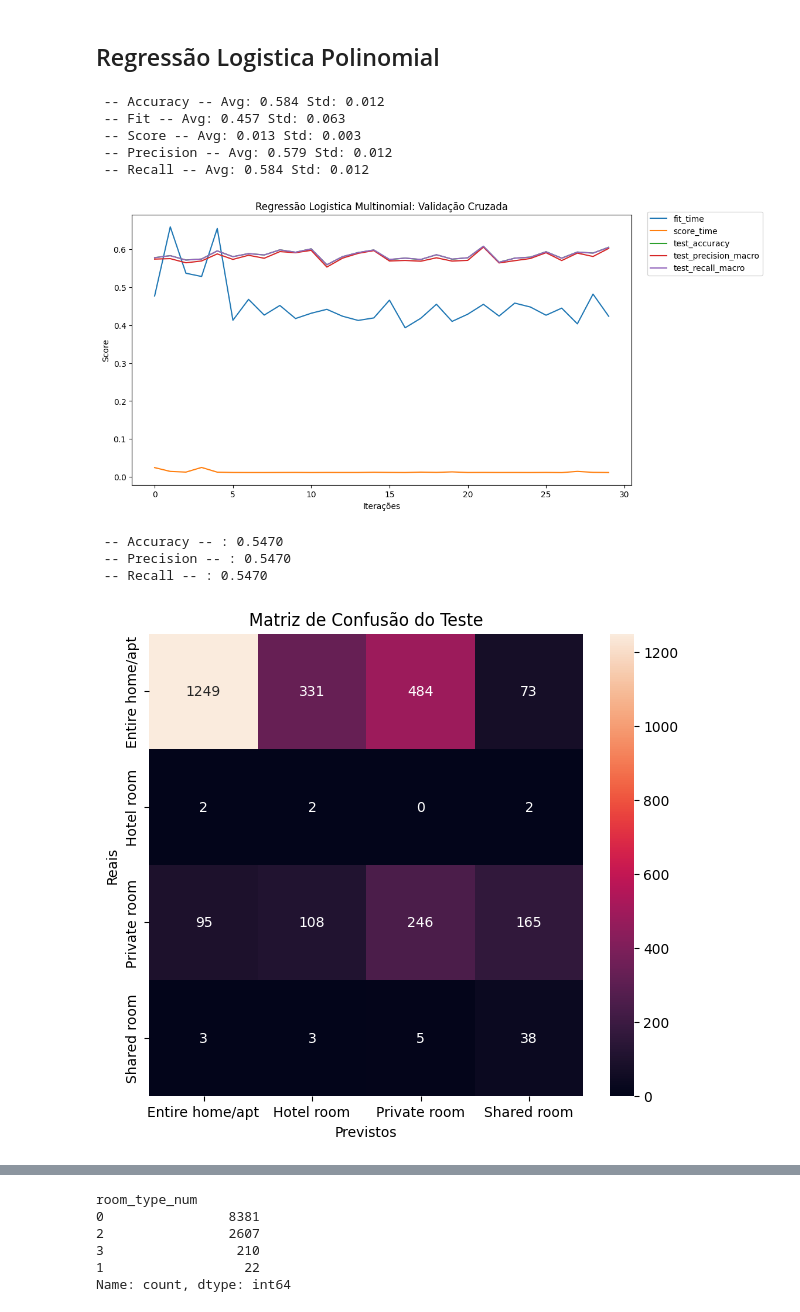
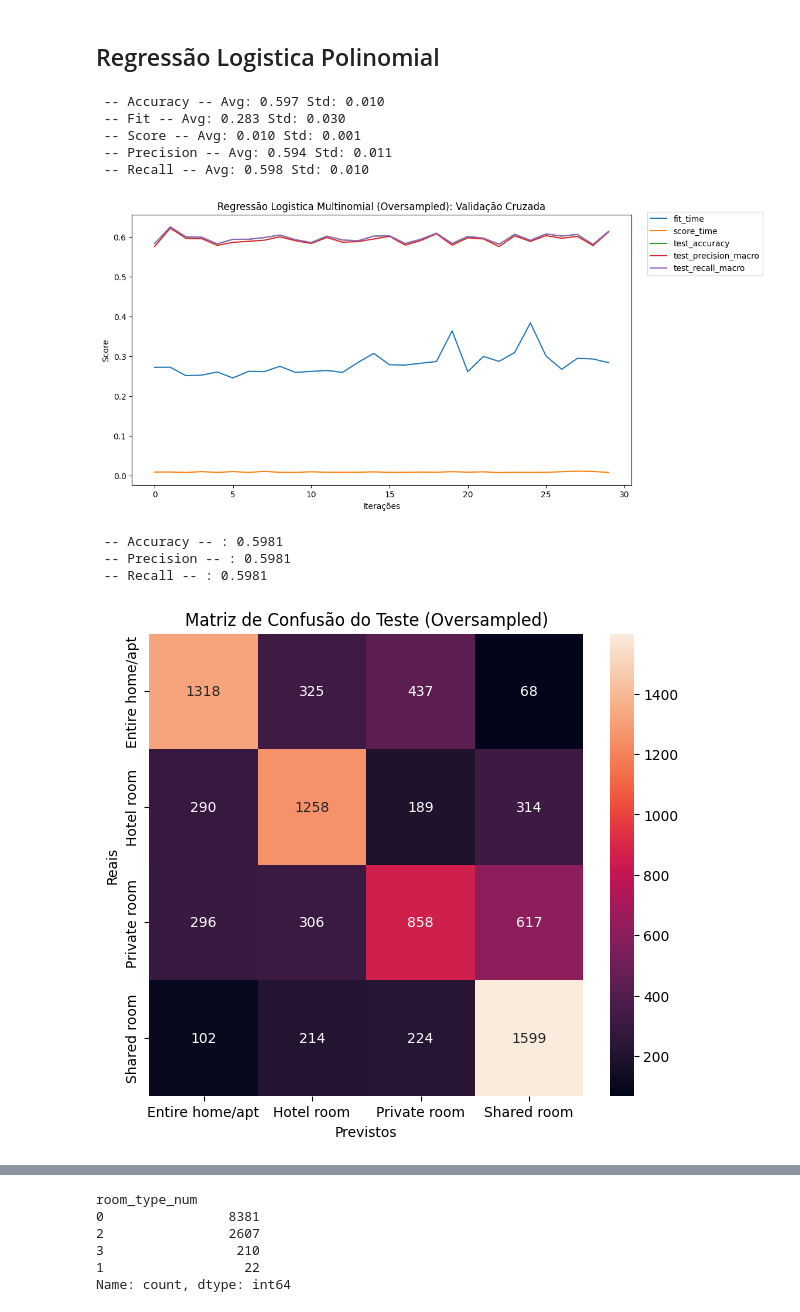
Before and after one commit to glauciapamponet/AirbnbAnalisys, a Jupyter notebook: airbnb-analysis.ipynb, the cells around one changed output, grey strips where cells are left out. Drawn from its saved outputs; the diff is of its cells as text; code cells hidden in the pictures.

```diff
--- a/airbnb-analysis.ipynb
+++ b/airbnb-analysis.ipynb
@@ -316,8 +316,10 @@ data_test_X, data_test_y = data_test_X[idx, :], data_test_y[idx]
 from imblearn.over_sampling import SMOTE
 
 X_train_scaled, y_train, X_test_scaled, y_test_over = padronizacao(dados_num)
-smote = SMOTE(random_state=42)
-X_resampled, y_resampled = smote.fit_resample(X_train_scaled, y_train)
+# smote = SMOTE(random_state=42)
+# X_resampled, y_resampled = smote.fit_resample(dados_num.iloc[: , :-1], dados_num.iloc[:, -1])
+# data_concat = pd.concat([X_resampled, y_resampled], axis=1)
+# X_resampled, y_train, X_test_scaled, y_test_over = padronizacao(data_concat)
 # %%
 from sklearn.model_selection import cross_validate
 
@@ -350,11 +352,11 @@ def print_test_metrics(y_true, y_pred):
 # %%
 from sklearn.metrics import confusion_matrix
 
-def get_confusion_matrix(y_true, y_pred, map_cat):
+def get_confusion_matrix(y_true, y_pred, map_cat, word):
     cm = pd.DataFrame(confusion_matrix(y_true, y_pred), index=map_cat.values(), columns=map_cat.values())
     fig = plt.figure(figsize=(7,6))
     heat = sns.heatmap(cm, annot=True, fmt="g", annot_kws={"size": 10})
-    heat.set_title('Matriz de Confusão do Teste')
+    heat.set_title('Matriz de Confusão do Teste' + word)
     heat.set_xlabel('Previstos')
     heat.set_ylabel('Reais')
 # %% [markdown]
@@ -376,29 +378,29 @@ train_X_conc, train_y_conc = None, None
 #     metricas_val = training_validation(modelRLM, train_X_conc, train_y_conc)
 
 # Treinamento oversampled
-metricas_val = training_validation(modelRLM, X_resampled, y_resampled)
-modelRLM.fit(X_resampled, y_resampled)
+metricas_val = training_validation(modelRLM, X_resampled, y_train)
+modelRLM.fit(X_resampled, y_train)
 
 print_avg_training(metricas_val)
-show_graph_training(metricas_val, 'Regressão Logistica Multinomial')
+show_graph_training(metricas_val, 'Regressão Logistica Multinomial (Oversampled)')
 # %% [output]
- -- Accuracy -- Avg: 0.584 Std: 0.012
- -- Fit -- Avg: 0.457 Std: 0.063
- -- Score -- Avg: 0.013 Std: 0.003
- -- Precision -- Avg: 0.579 Std: 0.012
- -- Recall -- Avg: 0.584 Std: 0.012
+ -- Accuracy -- Avg: 0.597 Std: 0.010
+ -- Fit -- Avg: 0.283 Std: 0.030
+ -- Score -- Avg: 0.010 Std: 0.001
+ -- Precision -- Avg: 0.594 Std: 0.011
+ -- Recall -- Avg: 0.598 Std: 0.010
-[figure, old version]
+[figure, new version]
 # %%
 map_categories = { 0: 'Entire home/apt', 1: 'Hotel room', 2: 'Private room', 3: 'Shared room'}
 predicted = modelRLM.predict(X_test_scaled)
 y_true = np.vectorize(map_categories.get)(y_test_over)
 y_pred = np.vectorize(map_categories.get)(predicted)
 
 print_test_metrics(y_true, y_pred)
-get_confusion_matrix(y_true, y_pred, map_categories)
+get_confusion_matrix(y_true, y_pred, map_categories, ' (Oversampled)')
 # %% [output]
- -- Accuracy -- : 0.5470
- -- Precision -- : 0.5470
- -- Recall -- : 0.5470
+ -- Accuracy -- : 0.5981
+ -- Precision -- : 0.5981
+ -- Recall -- : 0.5981
-[figure, old version]
+[figure, new version]
 # %%
```
Also changed, not shown: parts of 7 cells of this notebook.
